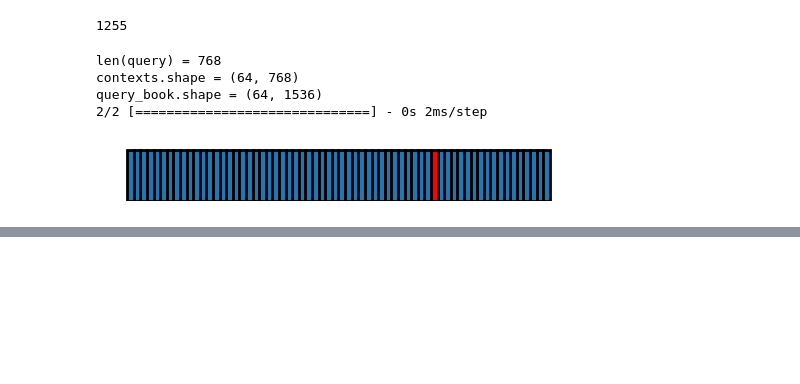
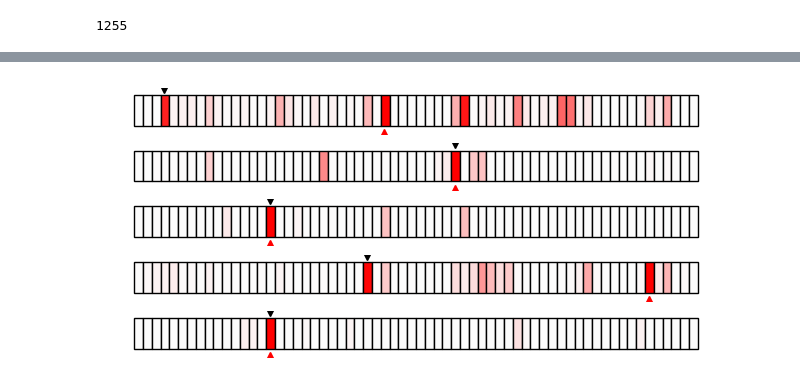
Before and after one commit to holmesec/Learning-with-ChatGPT-web-demo, a Jupyter notebook: dev/book_visuals.ipynb, the cells around one changed output, grey strips where cells are left out. Cells and saved outputs as stored; diff of their text form; code cells hidden in the pictures; blank space fills up the shorter version.

Commit message:
book_visuals added true context origin and argmax

```diff
--- a/dev/book_visuals.ipynb
+++ b/dev/book_visuals.ipynb
@@ -178,24 +142,44 @@ def colorFader(c1,c2,mix=0): #fade (linear interpolate) from color c1 (at mix=0)
-# %%
-# Sample a random question from the training data
-random_idx = np.random.randint(0, len(X_train_all_ctx))
-random_question = X_train_all_ctx[random_idx]
-
-query = random_question[:len(random_question)//2]
-contexts = np.array(list(context_embeddings.values()))
-print(f'{len(query) = }\n{contexts.shape = }')
-
-query_book = np.array([np.concatenate((ctx, query)) for ctx in contexts])
-print(f'{query_book.shape = }')
-
-# Load model
-
-neural_net_b = load_model(f'Neural Search/Results/{embedding_length}/hist_nn_{book}')
-output = neural_net_b.predict(query_book)
-
-show_book_contexts(output, "", (6,0.7), 2)
-# %% [output]
-len(query) = 768
-contexts.shape = (64, 768)
-query_book.shape = (64, 1536)
-2/2 [==============================] - 0s 2ms/step
-[figure, removed]
+# %%
+c_strings = df_data['context_long'].unique()
+q_strings = np.array(list(question_embeddings.keys()))
+
+def main(N=1):
+    qs = np.random.choice(q_strings, N)
+    q_embs = [question_embeddings[q] for q in qs]
+
+    true_ctxs = [df_data.loc[df_data['question']==q, 'context_long'].values[0] for q in qs]
+    true_ctx_idxs = [np.where(c_strings==true_ctx)[0][0] for true_ctx in true_ctxs]
+
+    query_books = [np.array([np.concatenate((context_embeddings[ctx], q_emb)) for ctx in c_strings]) for q_emb in q_embs]
+    outputs = [neural_net_b.predict(q_book) for q_book in query_books]
+    outputs = [(z - z.min())/(z.max() - z.min()) for z in outputs]  # normalize
+    best_ctx_idxs = [np.argmax(output) for output in outputs]
+
+    length = len(contexts)
+    fig, axs = plt.subplots(N, 1, figsize=(8, 0.7*N))
+    for i in range(N):
+        ax = axs[i]
+        _, _, patches = ax.hist(range(length), length, edgecolor='black', linewidth=1)
+
+        for j, v in enumerate(outputs[i]):
+            patches[j].set_facecolor(color=colorFader('#fcfcfc', 'red', v))
+
+        ax.plot([true_ctx_idxs[i] + .38 - true_ctx_idxs[i] * 0.015], [1.17], marker='v', markersize=4, color="k")  # True context
+        ax.plot([best_ctx_idxs[i] + .38 - best_ctx_idxs[i] * 0.015], [-0.2], marker='^', markersize=4, color="red")  # True context
+        # ax.axhline(0, 0.05, 0.95, color='black', linewidth=2.4) # Bottom line
+
+        print(qs[i])
+
+        ax.set_yticklabels([])
+        ax.set_xticklabels([])
+        ax.axis('off')
+
+    plt.show()
+
+def colorFader(c1,c2,mix=0): #fade (linear interpolate) from color c1 (at mix=0) to c2 (mix=1)
+    c1=np.array(mpl.colors.to_rgb(c1))
+    c2=np.array(mpl.colors.to_rgb(c2))
+    return mpl.colors.to_hex((1-mix)*c1 + mix*c2)
+
+main(5)
+# %% [output]
@@ -201,0 +196 @@ query_book.shape = (64, 1536)
+[figure, added]
```
Also changed, not shown: parts of 7 cells of this notebook.
